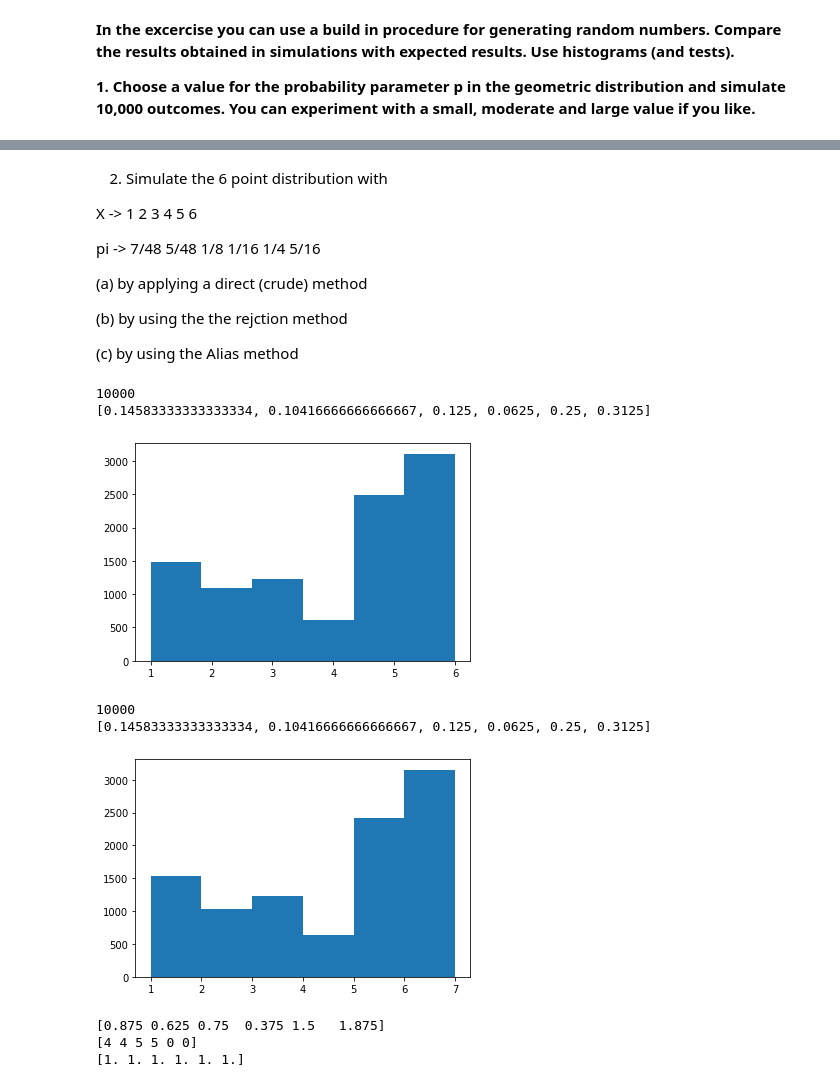
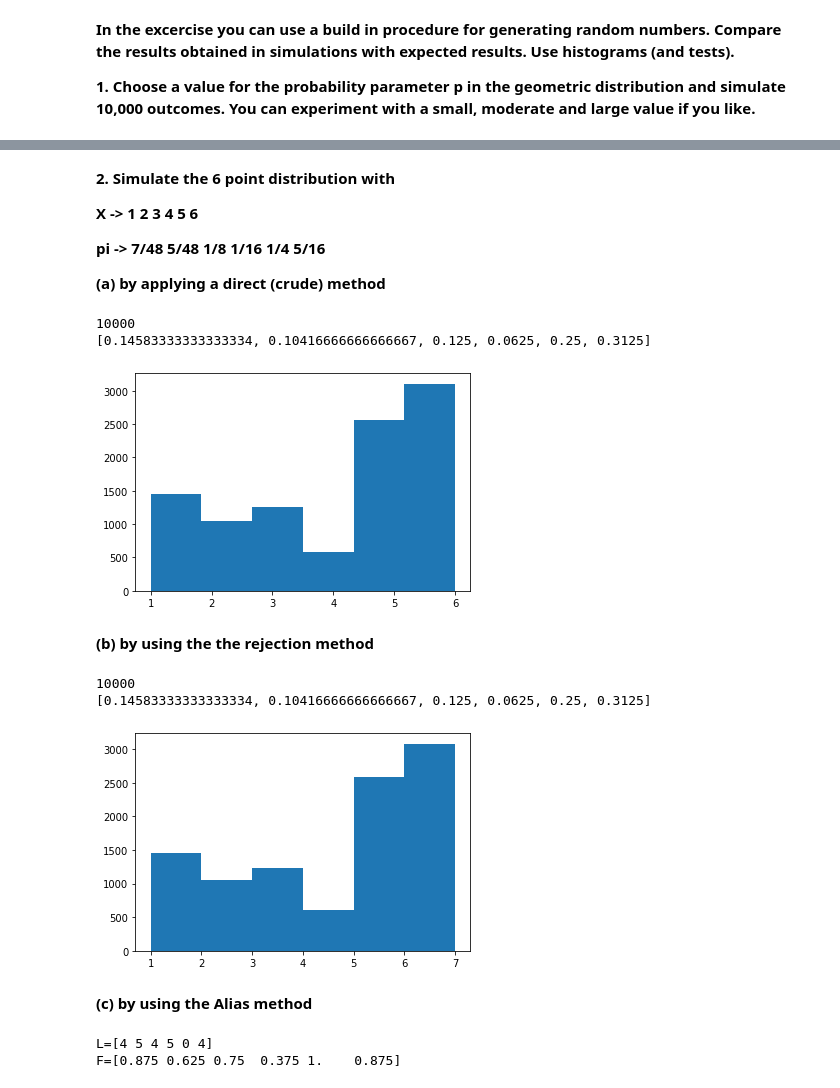
Before and after one commit to carinhopm/ss_exercises, a Jupyter notebook: ex2-discrete-random-variables.ipynb, the cells around one changed output, grey strips where cells are left out. Cells and saved outputs as stored; diff of their text form; code cells hidden in the pictures.

```diff
--- a/ex2-discrete-random-variables.ipynb
+++ b/ex2-discrete-random-variables.ipynb
@@ -38,15 +41,11 @@ plt.hist(y)
 # %% [markdown]
-2. Simulate the 6 point distribution with
+**2. Simulate the 6 point distribution with**
 
-X -> 1 2 3 4 5 6
+**X -> 1 2 3 4 5 6**
 
-pi -> 7/48 5/48 1/8 1/16 1/4 5/16
+**pi -> 7/48 5/48 1/8 1/16 1/4 5/16**
 
-(a) by applying a direct (crude) method
-
-(b) by using the the rejction method
-
-(c) by using the Alias method
+**(a) by applying a direct (crude) method**
 # %%
 x = np.random.uniform(size=10000)
 pi = [7/48, 5/48, 1/8, 1/16, 1/4, 5/16]
@@ -67,42 +66,49 @@ for sp in x:
 plt.hist(y, bins=6)
 print(len(y))
 print(pi)
+y_crude = y
 # %% [output]
 10000
 [0.14583333333333334, 0.10416666666666667, 0.125, 0.0625, 0.25, 0.3125]
-[figure, old version]
+[figure, new version]
+# %% [markdown]
+**(b) by using the the rejection method**
 # %%
 x = np.random.uniform(size=10000)
 pi = [7/48, 5/48, 1/8, 1/16, 1/4, 5/16]
 k = len(pi)
 c = max(x)
 
 def identity(k, num):
     return abs(k * num) + 1
 
 y = []
 # simple rejection
 for i in range(10000):
     go = True
     while go:
         I = identity(k, np.random.uniform())
         pI = pi[int(I-1)]
         if np.random.uniform() <= (pI / c):
             y.append(I)
             go = False
 
 plt.hist(y, bins=6)
 print(len(y))
 print(pi)
+y_rej = y
 # %% [output]
 10000
 [0.14583333333333334, 0.10416666666666667, 0.125, 0.0625, 0.25, 0.3125]
-[figure, old version]
+[figure, new version]
+# %% [markdown]
+**(c) by using the Alias method**
 # %%
 x = np.random.uniform(size=10000)
 pi = [7/48, 5/48, 1/8, 1/16, 1/4, 5/16]
 k = len(pi)
 c = max(x)
+#print(f'pi={pi}')
 
 y = []
 # Alias method
@@ -120,29 +126,28 @@ for idx, prob in enumerate(pi):
     else:
         larger.append(idx)
 
-print(F)
+#print(f'L={L}')
+#print(f'F={F}')
 
 while len(smaller) > 0 and len(larger) > 0:
-    small = smaller.pop()
-    large = larger.pop()
+    i = smaller.pop(np.random.choice(len(smaller)))
+    j = larger.pop(np.random.choice(len(larger)))
 
-    L[small] = large
-    F[large] = F[large] - (1.0 - F[small])
-    F[small] = 1.0
+    L[i] = j
+    F[j] = F[j] - (1-F[i])
 
-    if F[large] < 1.0:
-        smaller.append(large)
-    elif F[large] == 1.0:
-        filled.append(large)
+    if F[j] < 1.0:
+        smaller.append(j)
+    elif F[j] == 1.0:
+        filled.append(j)
     else:
-        larger.append(large)
+        larger.append(j)
 
-print(L)
-print(F)
+print(f'L={L}')
+print(f'F={F}')
 # %% [output]
-[0.875 0.625 0.75  0.375 1.5   1.875]
-[4 4 5 5 0 0]
-[1. 1. 1. 1. 1. 1.]
+L=[4 5 4 5 0 4]
+F=[0.875 0.625 0.75  0.375 1.    0.875]
 # %%
 y = []
 for i in range(10000):
```
Also changed, not shown: parts of 10 cells of this notebook, 1 other file.
